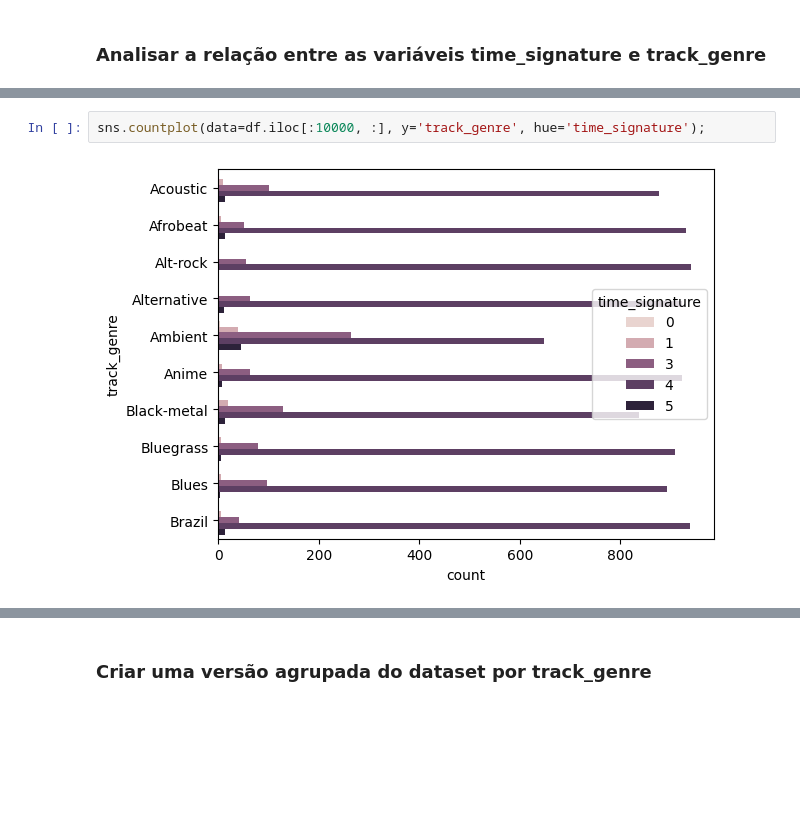
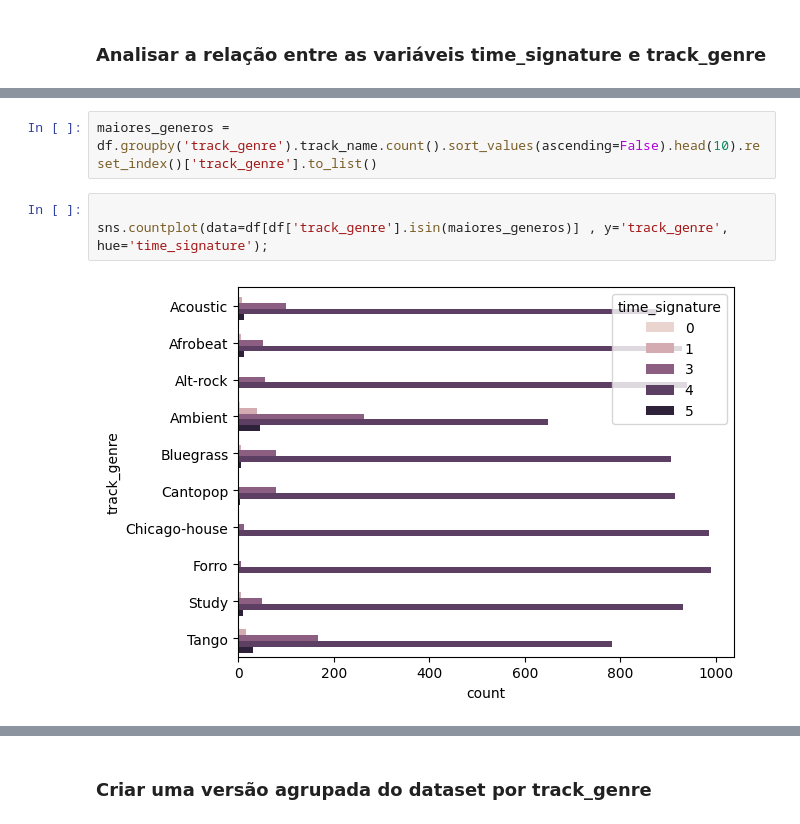
Before and after one commit to alvaroDatlo/analise_spotify, a Jupyter notebook: main.ipynb, the cells around one changed output, grey strips where cells are left out. Drawn from its saved outputs; the diff is of its cells as text; blank space fills up the shorter version.

```diff
--- a/main.ipynb
+++ b/main.ipynb
@@ -240,7 +292,10 @@ sns.histplot(data=df, x='time_signature');
+# %%
+maiores_generos = df.groupby('track_genre').track_name.count().sort_values(ascending=False).head(10).reset_index()['track_genre'].to_list()
 # %%
-sns.countplot(data=df.iloc[:10000, :], y='track_genre', hue='time_signature');
+
+sns.countplot(data=df[df['track_genre'].isin(maiores_generos)] , y='track_genre', hue='time_signature');
 # %% [output]
-[figure, old version]
+[figure, new version]
 # %%
 df.groupby(['time_signature', 'track_genre']).track_genre.count()
 # %% [output]
```
Also changed, not shown: parts of 36 cells of this notebook.
